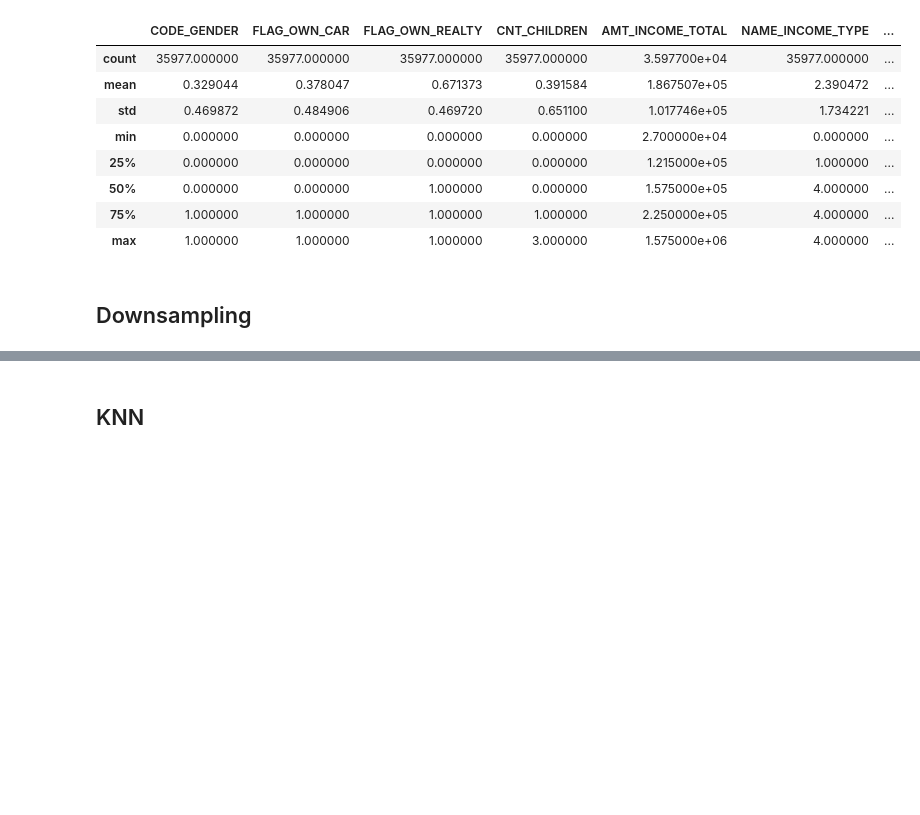
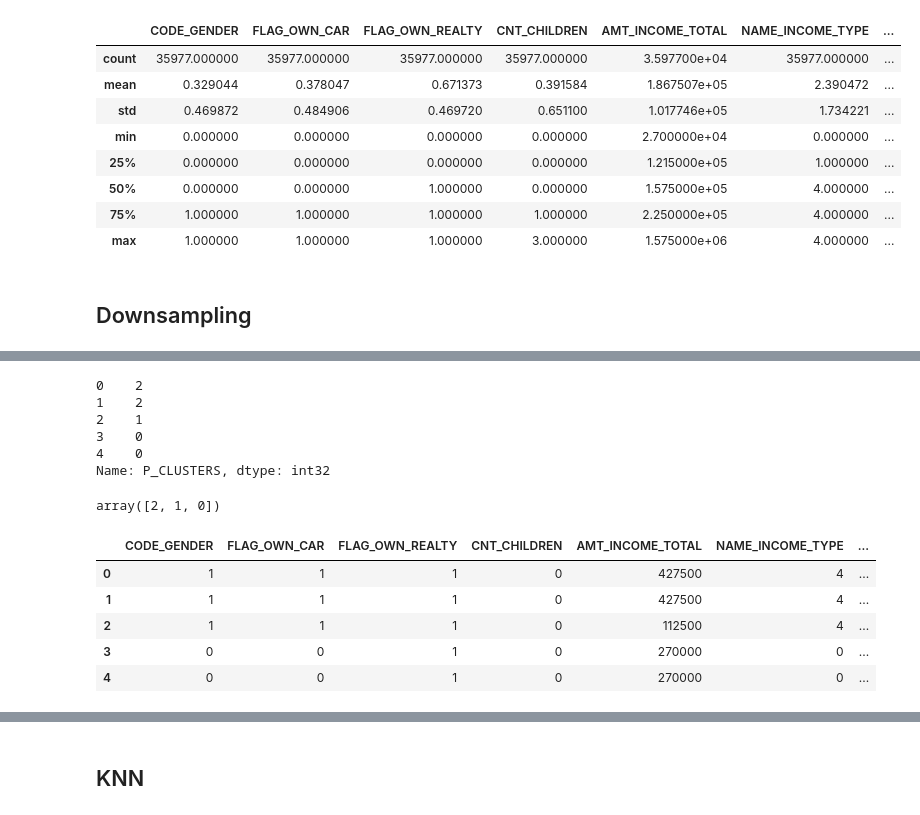
Before and after one commit to SergioGL8/credit-card-approval, a Jupyter notebook: data/data_formatting.ipynb, the cells around one changed output, grey strips where cells are left out. Saved outputs shown, nothing was run; the diff lists cells and outputs as text; code cells hidden in the pictures; blank space fills up the shorter version.

```diff
--- a/data/data_formatting.ipynb
+++ b/data/data_formatting.ipynb
@@ -704,3 +647,29 @@ data2.head()
+# %%
+target = df_cluster.P_CLUSTERS
+target_names = df_cluster.P_CLUSTERS.unique()
+target.head()
+# %% [output]
+0    2
+1    2
+2    1
+3    0
+4    0
+Name: P_CLUSTERS, dtype: int32
+# %%
+target_names
+# %% [output]
+array([2, 1, 0])
+# %%
+data = df_cluster.drop(["P_CLUSTERS", "STATUS"], axis=1)
+feature_names = data.columns
+data.head()
+# %% [output]
+|  | CODE_GENDER | FLAG_OWN_CAR | FLAG_OWN_REALTY | CNT_CHILDREN | AMT_INCOME_TOTAL | NAME_INCOME_TYPE | ... |
+| 0 | 1 | 1 | 1 | 0 | 427500 | 4 | ... |
+| 1 | 1 | 1 | 1 | 0 | 427500 | 4 | ... |
+| 2 | 1 | 1 | 1 | 0 | 112500 | 4 | ... |
+| 3 | 0 | 0 | 1 | 0 | 270000 | 0 | ... |
+| 4 | 0 | 0 | 1 | 0 | 270000 | 0 | ... |
 # %%
 data.shape
 # %% [output]
```
Also changed, not shown: parts of 51 cells of this notebook, 17 other files.
